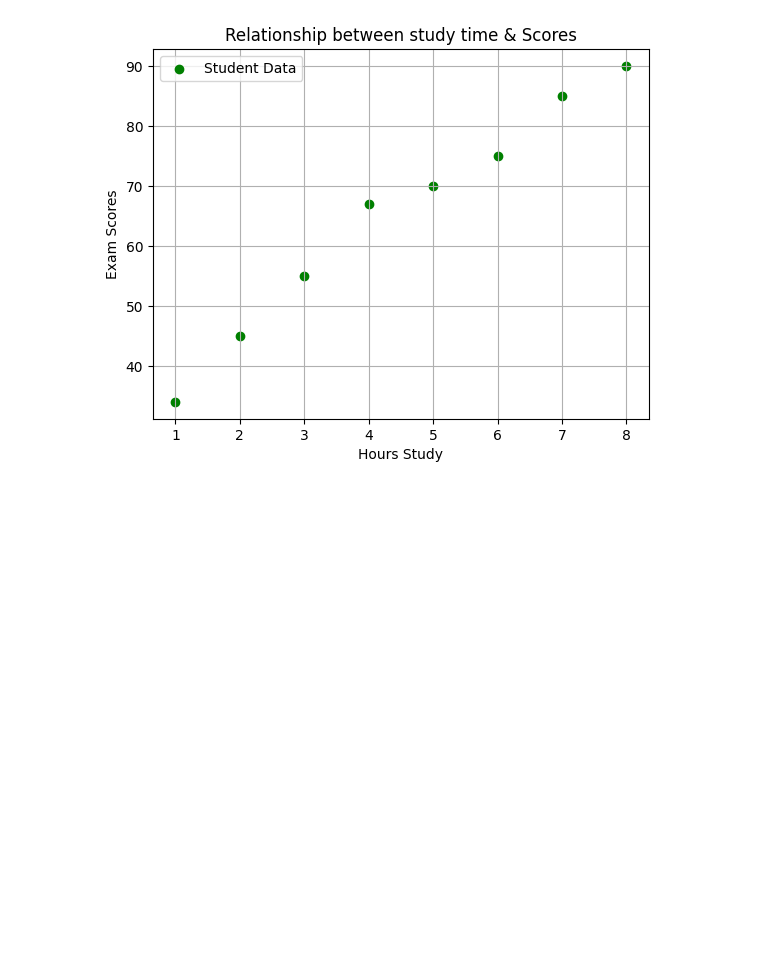
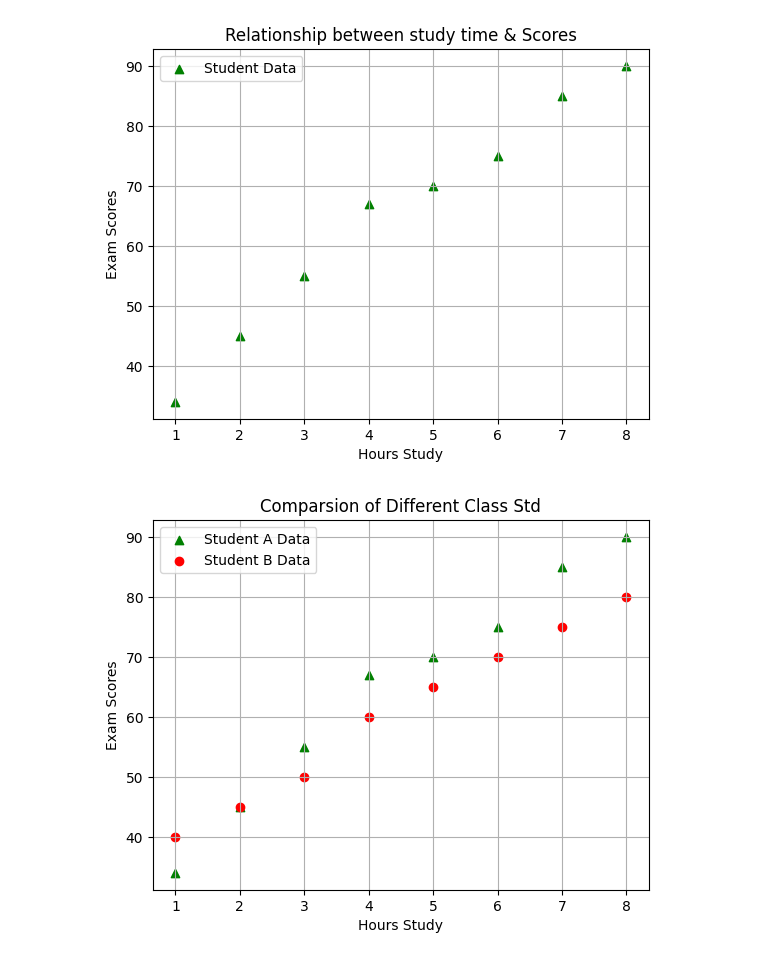
Before and after one commit to BasitAli164/Coding-practice, a Jupyter notebook: pylib/libenv/pylibraries/matplotlib/phase2.ipynb, the cells around one changed output. Cells and saved outputs as stored; diff of their text form; code cells hidden in the pictures; blank space fills up the shorter version.

Commit message:
explore different type scatter

```diff
--- a/pylib/libenv/pylibraries/matplotlib/phase2.ipynb
+++ b/pylib/libenv/pylibraries/matplotlib/phase2.ipynb
@@ -15,3 +15,19 @@ plt.grid()
 plt.show()
 # %% [output]
 [figure]
+# %%
+hours_Stdy=[1,2,3,4,5,6,7,8]
+marks=[34,45,55,67,70,75,85,90]
+
+hoursStd=[1,2,3,4,5,6,7,8]
+scores=[40,45,50,60,65,70,75,80]
+plt.scatter(hours_Stdy,marks,color="green",marker='^',label="Student A Data")
+plt.scatter(hoursStd,scores,color="red",marker='o',label="Student B Data")
+plt.xlabel("Hours Study")
+plt.ylabel("Exam Scores")
+plt.title("Comparsion of Different Class Std")
+plt.legend()
+plt.grid()
+plt.show()
+# %% [output]
+[figure, added]
```
Also changed, not shown: parts of 1 cell of this notebook.
